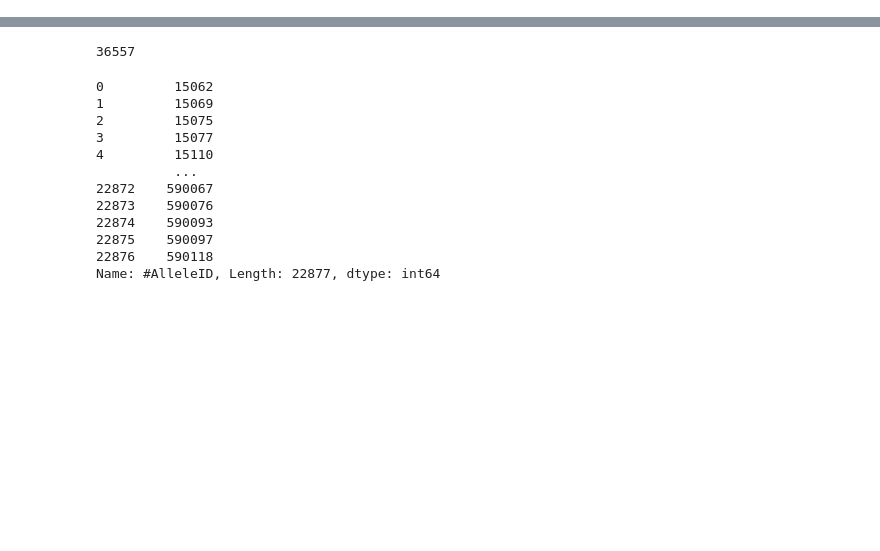
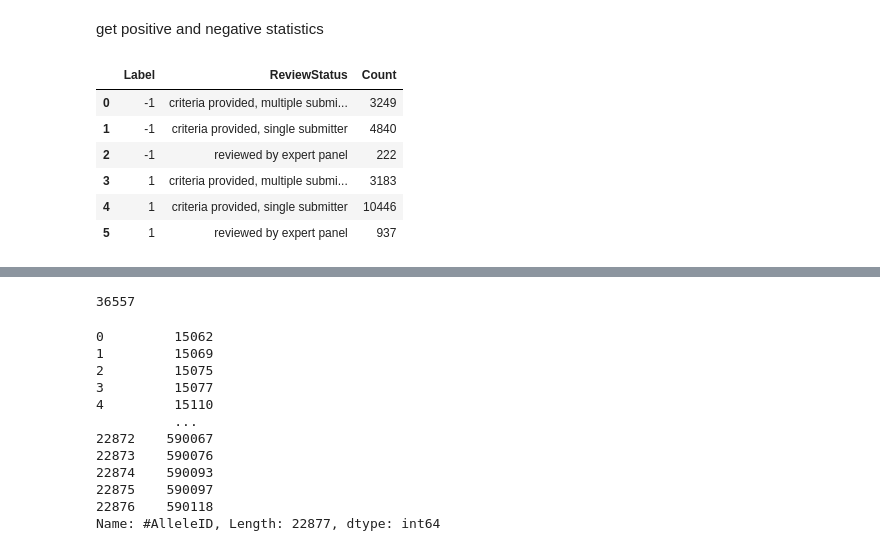
Before and after one commit to zshuyinggg/ppi_mutation, a Jupyter notebook: notebooks/clinvar.ipynb, the cells around one changed output, grey strips where cells are left out. Saved outputs shown, nothing was run; the diff lists cells and outputs as text; code cells hidden in the pictures; blank space fills up the shorter version.

```diff
--- a/notebooks/clinvar.ipynb
+++ b/notebooks/clinvar.ipynb
@@ -28,0 +22,12 @@ df_19_test[df_19_test['Seq'].apply(lambda x: 'Error' not in x)].to_csv(pj(data_p
+# %% [markdown]
+get positive and negative statistics
+# %%
+df_19.groupby(['Label', 'ReviewStatus']).size().reset_index(name='Count')
+# %% [output]
+|  | Label | ReviewStatus | Count |
+| 0 | -1 | criteria provided, multiple submi... | 3249 |
+| 1 | -1 | criteria provided, single submitter | 4840 |
+| 2 | -1 | reviewed by expert panel | 222 |
+| 3 | 1 | criteria provided, multiple submi... | 3183 |
+| 4 | 1 | criteria provided, single submitter | 10446 |
+| 5 | 1 | reviewed by expert panel | 937 |
```
Also changed, not shown: parts of 28 cells of this notebook, 24 other files.
